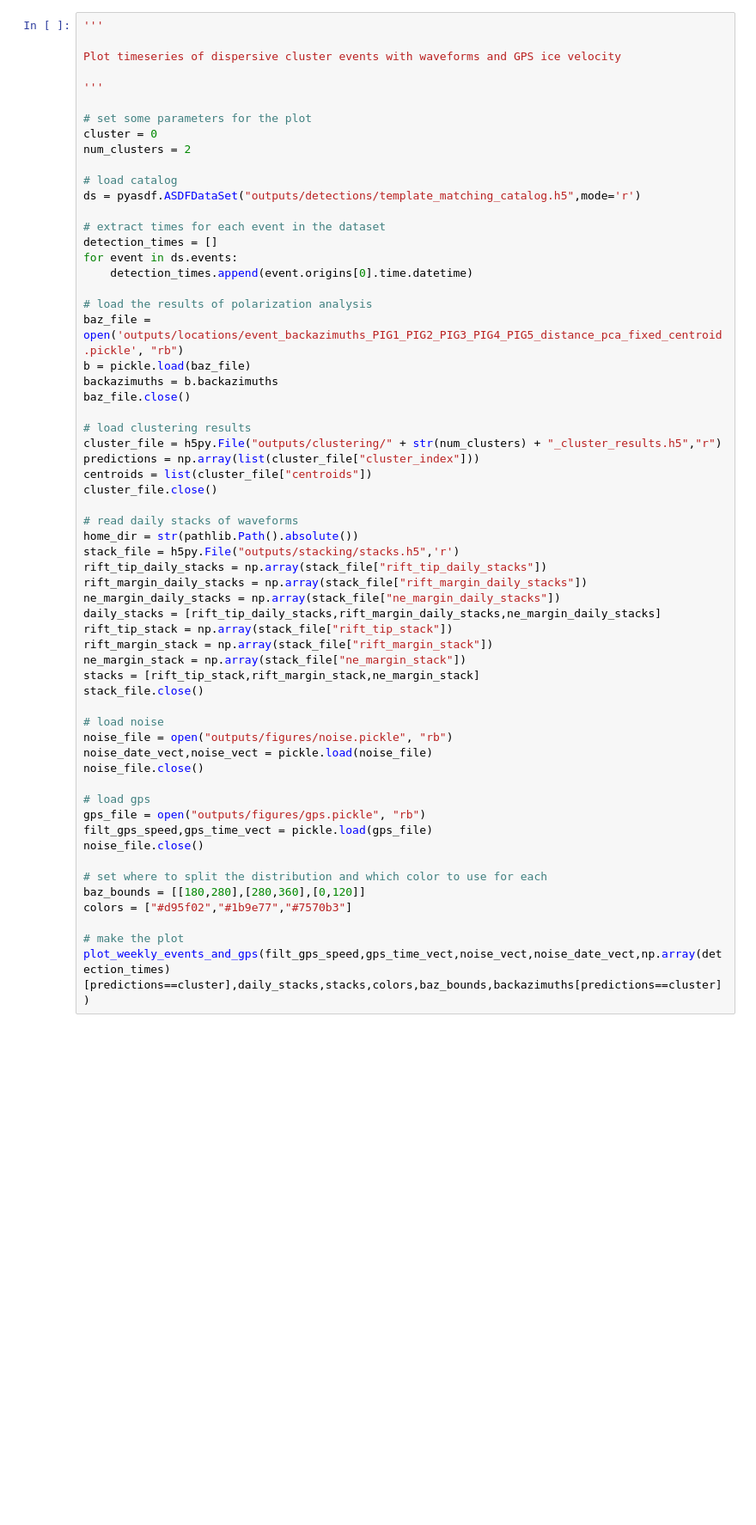
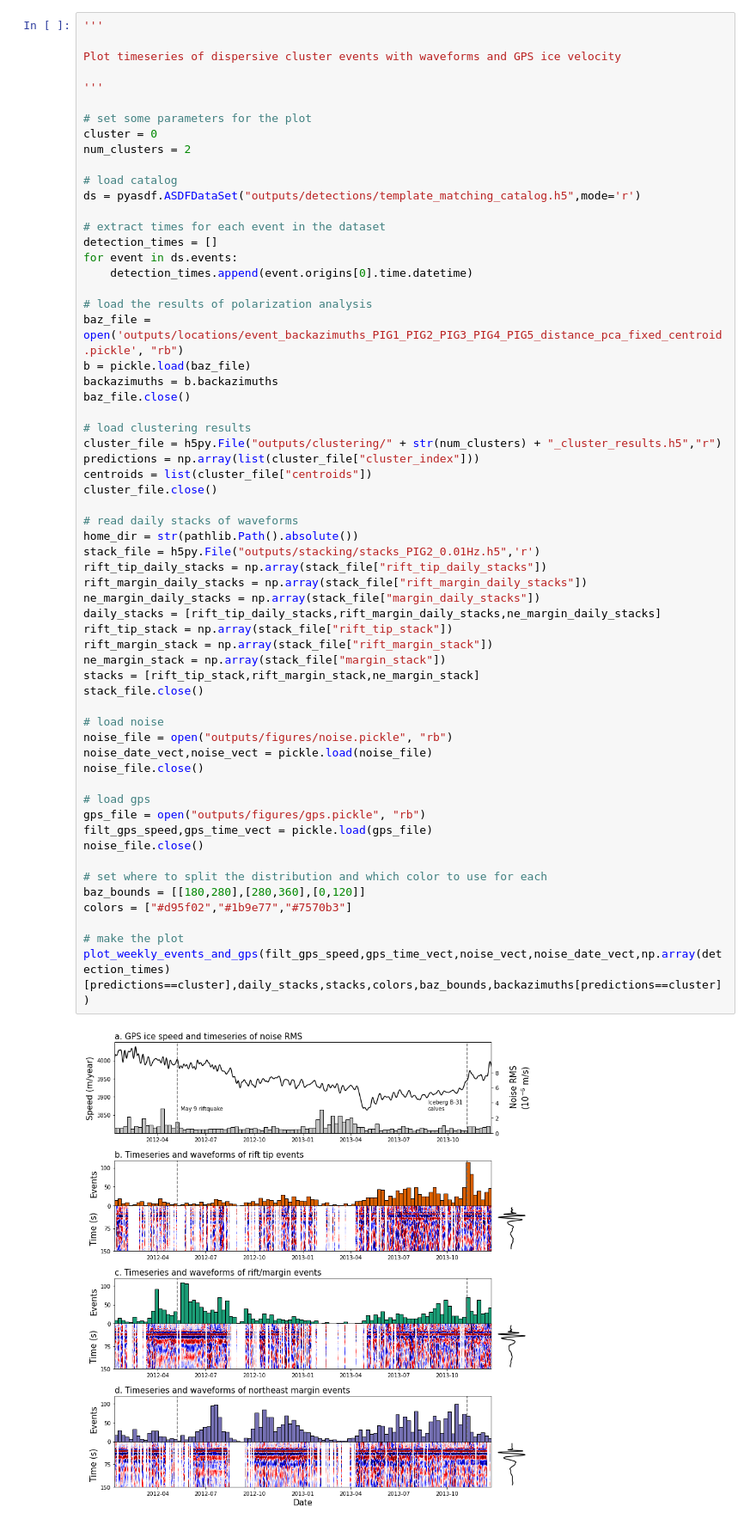
Before and after one commit to stepholinger/rift_detection_location, a Jupyter notebook: riftquake_analysis.ipynb, the cells around one changed output. Shown at 86% size. Drawn from its saved outputs; the diff is of its cells as text; blank space fills up the shorter version.

```diff
--- a/riftquake_analysis.ipynb
+++ b/riftquake_analysis.ipynb
@@ -809,33 +719,35 @@ cluster_file = h5py.File("outputs/clustering/" + str(num_clusters) + "_cluster_r
 predictions = np.array(list(cluster_file["cluster_index"]))
 centroids = list(cluster_file["centroids"])
 cluster_file.close()
 
 # read daily stacks of waveforms
 home_dir = str(pathlib.Path().absolute())
-stack_file = h5py.File("outputs/stacking/stacks.h5",'r')
+stack_file = h5py.File("outputs/stacking/stacks_PIG2_0.01Hz.h5",'r')
 rift_tip_daily_stacks = np.array(stack_file["rift_tip_daily_stacks"])
 rift_margin_daily_stacks = np.array(stack_file["rift_margin_daily_stacks"])
-ne_margin_daily_stacks = np.array(stack_file["ne_margin_daily_stacks"])
+ne_margin_daily_stacks = np.array(stack_file["margin_daily_stacks"])
 daily_stacks = [rift_tip_daily_stacks,rift_margin_daily_stacks,ne_margin_daily_stacks]
 rift_tip_stack = np.array(stack_file["rift_tip_stack"])
 rift_margin_stack = np.array(stack_file["rift_margin_stack"])
-ne_margin_stack = np.array(stack_file["ne_margin_stack"])
+ne_margin_stack = np.array(stack_file["margin_stack"])
 stacks = [rift_tip_stack,rift_margin_stack,ne_margin_stack]
 stack_file.close()
 
 # load noise
 noise_file = open("outputs/figures/noise.pickle", "rb")
 noise_date_vect,noise_vect = pickle.load(noise_file)
 noise_file.close()
 
 # load gps
 gps_file = open("outputs/figures/gps.pickle", "rb")
 filt_gps_speed,gps_time_vect = pickle.load(gps_file)
 noise_file.close()
 
 # set where to split the distribution and which color to use for each
 baz_bounds = [[180,280],[280,360],[0,120]]
 colors = ["#d95f02","#1b9e77","#7570b3"]
 
 # make the plot
 plot_weekly_events_and_gps(filt_gps_speed,gps_time_vect,noise_vect,noise_date_vect,np.array(detection_times)[predictions==cluster],daily_stacks,stacks,colors,baz_bounds,backazimuths[predictions==cluster])
+# %% [output]
+[figure, added]
```
Also changed, not shown: parts of 4 cells of this notebook, 7 other files.
